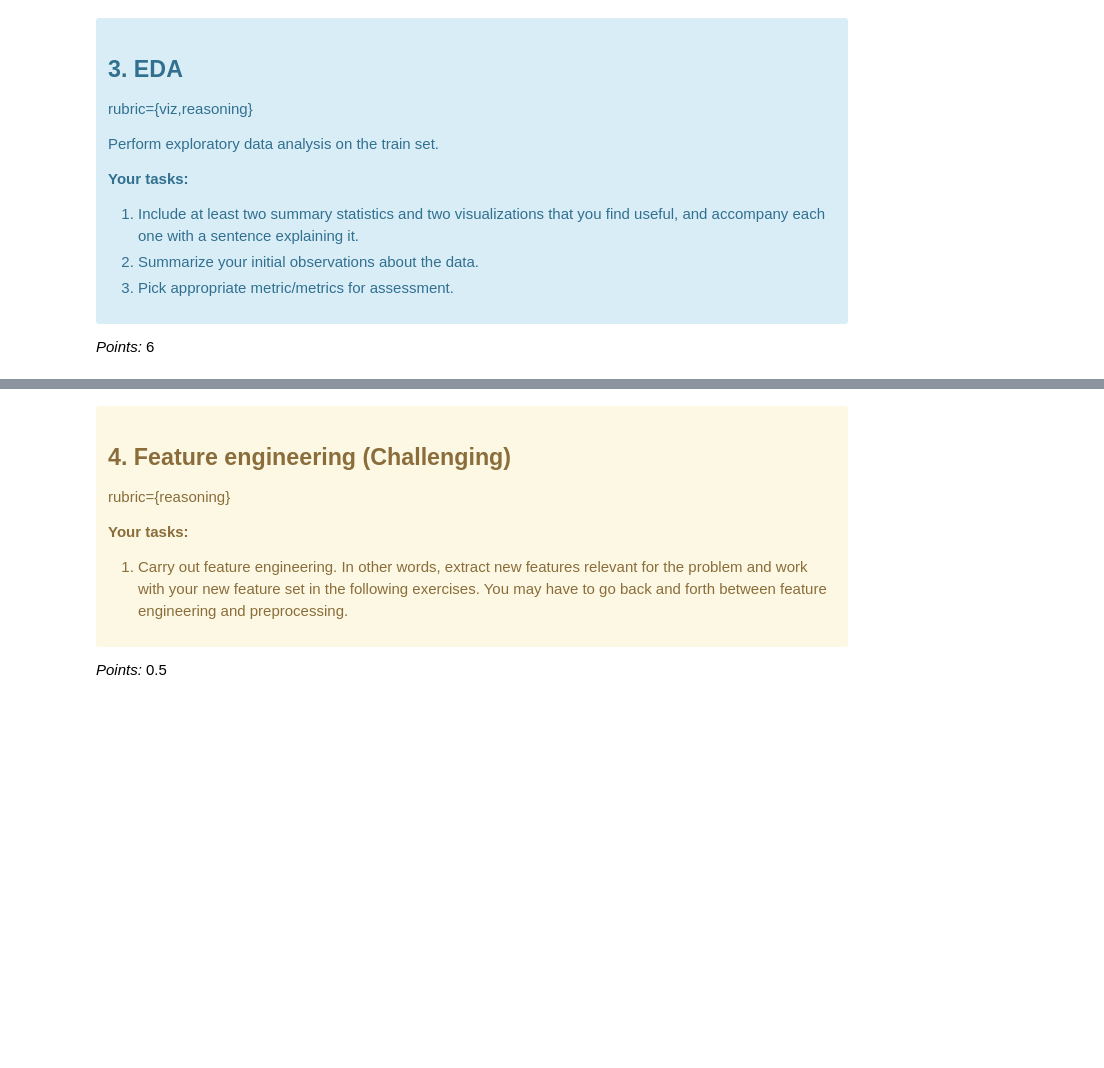
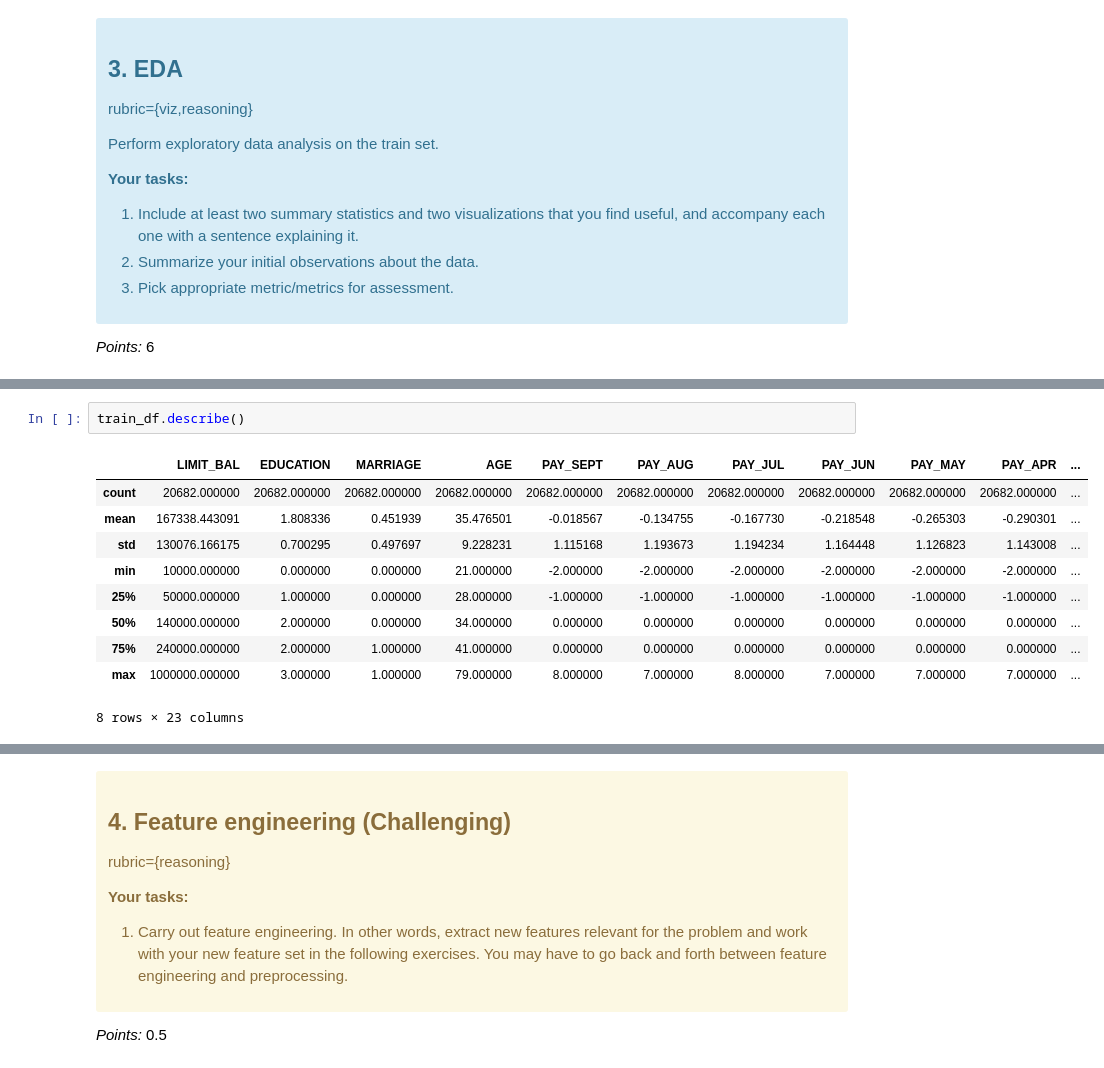
Before and after one commit to UBC-MDS/DSCI_573_Lab4_Group_Project, a Jupyter notebook: lab4.ipynb, the cells around one changed output, grey strips where cells are left out. Drawn from its saved outputs; the diff is of its cells as text; blank space fills up the shorter version.

```diff
--- a/lab4.ipynb
+++ b/lab4.ipynb
@@ -238,0 +270,13 @@ _Type your answer here, replacing this text._
+# %%
+train_df.describe()
+# %% [output]
+|  | LIMIT_BAL | EDUCATION | MARRIAGE | AGE | PAY_SEPT | PAY_AUG | PAY_JUL | PAY_JUN | PAY_MAY | PAY_APR | ... |
+| count | 20682.000000 | 20682.000000 | 20682.000000 | 20682.000000 | 20682.000000 | 20682.000000 | 20682.000000 | 20682.000000 | 20682.000000 | 20682.000000 | ... |
+| mean | 167338.443091 | 1.808336 | 0.451939 | 35.476501 | -0.018567 | -0.134755 | -0.167730 | -0.218548 | -0.265303 | -0.290301 | ... |
+| std | 130076.166175 | 0.700295 | 0.497697 | 9.228231 | 1.115168 | 1.193673 | 1.194234 | 1.164448 | 1.126823 | 1.143008 | ... |
+| min | 10000.000000 | 0.000000 | 0.000000 | 21.000000 | -2.000000 | -2.000000 | -2.000000 | -2.000000 | -2.000000 | -2.000000 | ... |
+| 25% | 50000.000000 | 1.000000 | 0.000000 | 28.000000 | -1.000000 | -1.000000 | -1.000000 | -1.000000 | -1.000000 | -1.000000 | ... |
+| 50% | 140000.000000 | 2.000000 | 0.000000 | 34.000000 | 0.000000 | 0.000000 | 0.000000 | 0.000000 | 0.000000 | 0.000000 | ... |
+| 75% | 240000.000000 | 2.000000 | 1.000000 | 41.000000 | 0.000000 | 0.000000 | 0.000000 | 0.000000 | 0.000000 | 0.000000 | ... |
+| max | 1000000.000000 | 3.000000 | 1.000000 | 79.000000 | 8.000000 | 7.000000 | 8.000000 | 7.000000 | 7.000000 | 7.000000 | ... |
+8 rows × 23 columns
```
Also changed, not shown: parts of 20 cells of this notebook.
